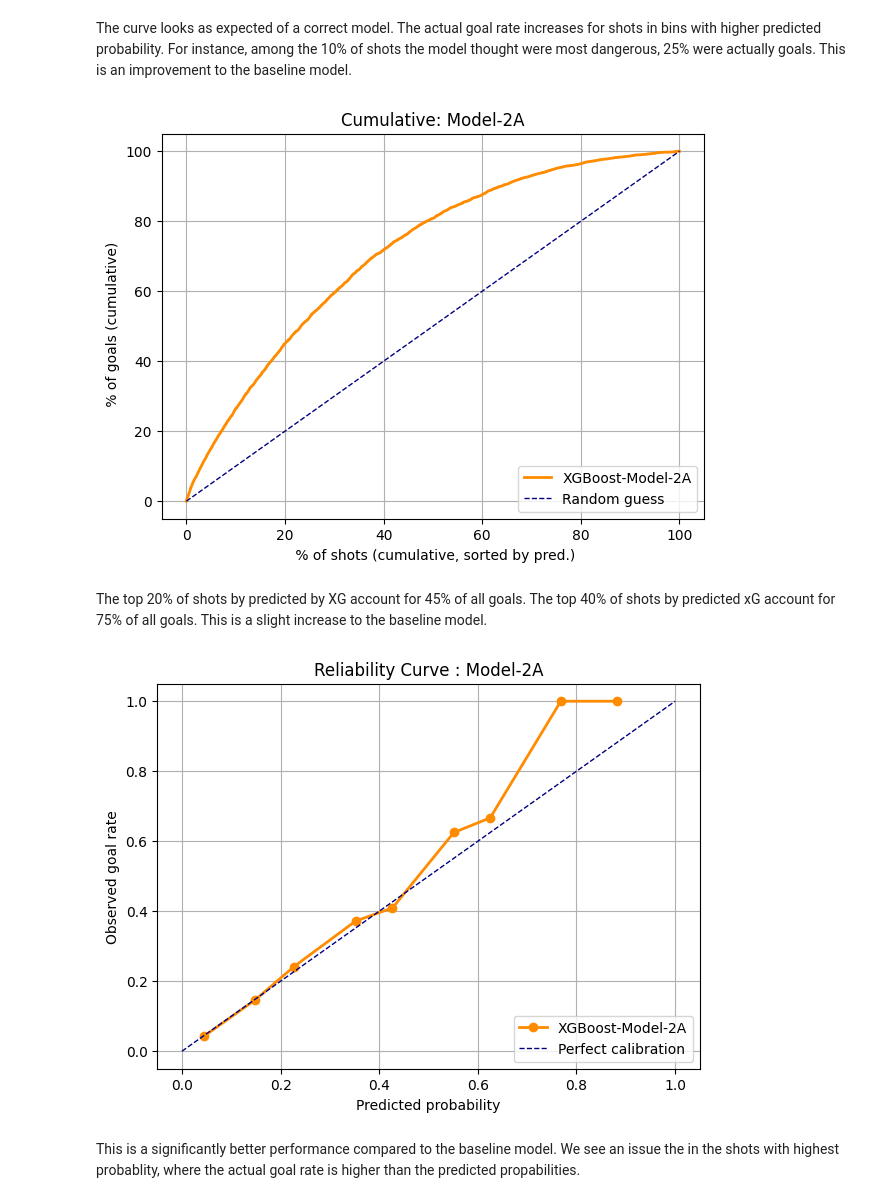
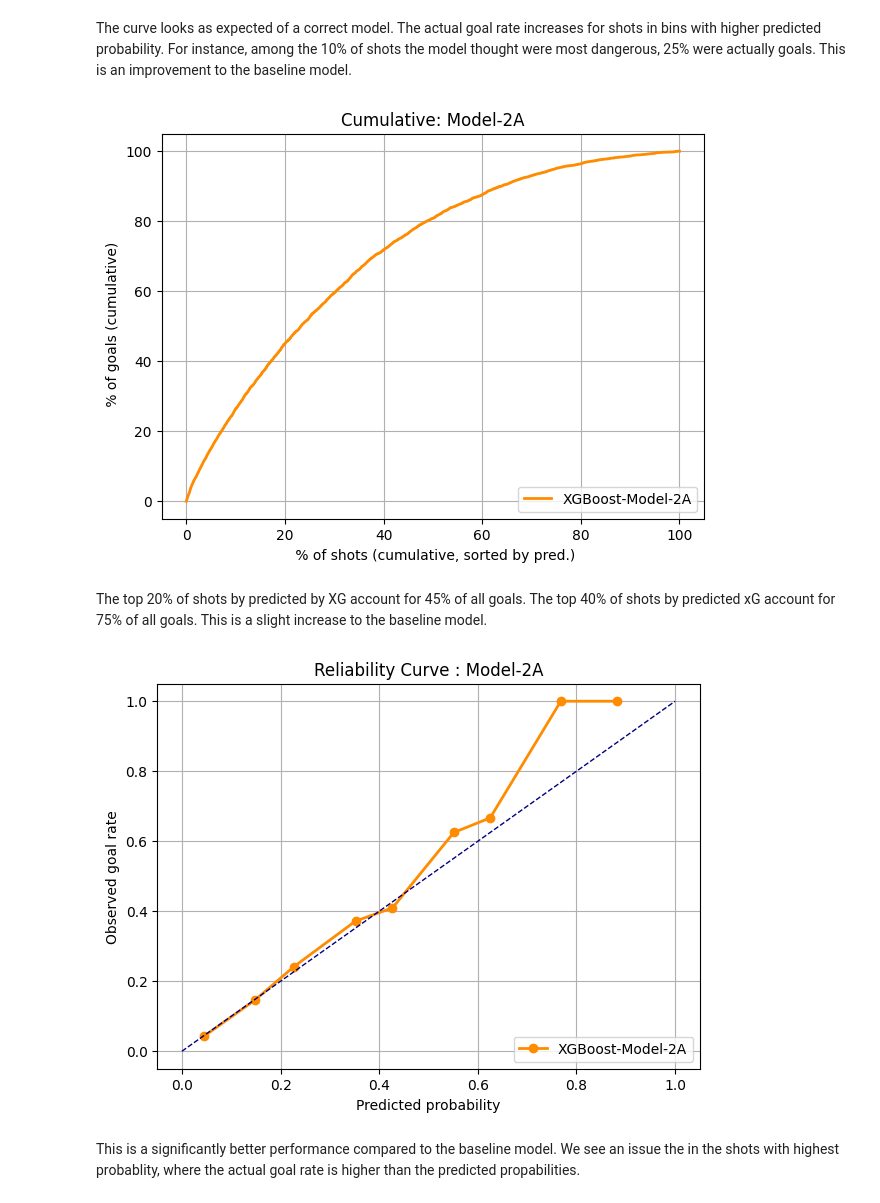
Before and after one commit to AbdelhamidRouatbi/data-science-code, a Jupyter notebook: notebooks/xgboost-notebook.ipynb, the cells around one changed output. Saved outputs shown, nothing was run; the diff lists cells and outputs as text; code cells hidden in the pictures.

```diff
--- a/notebooks/xgboost-notebook.ipynb
+++ b/notebooks/xgboost-notebook.ipynb
@@ -581,33 +584,31 @@ The curve looks as expected of a correct model. The actual goal rate increases f
 # %%
 #compute
 df_val = df_val.sort_values("p", ascending=False).reset_index(drop=True)
 df_val["cum_shots"] = np.arange(1, len(df_val) + 1)
 df_val["cum_goals"] = df_val["y"].cumsum()
 
 df_val["cum_shots_pct"] = df_val["cum_shots"] / len(df_val)
 df_val["cum_goals_pct"] = df_val["cum_goals"] / df_val["y"].sum()
 
 #plot
 plt.figure(figsize=(7, 5))
 
 
 plt.plot(df_val["cum_shots_pct"] * 100, df_val["cum_goals_pct"] * 100,
          color='darkorange', lw=2, label='XGBoost-Model-2A')
 
-plt.plot([0, 100], [0, 100], color='navy', lw=1, linestyle='--', label='Random guess')
-
 plt.xlabel(" % of shots (cumulative, sorted by pred.)")
 plt.ylabel(" % of goals (cumulative)")
 plt.title("Cumulative: Model-2A")
 plt.legend(loc='lower right')
 plt.grid(True)
 
 #save
 plt.savefig(path_figures + "cumulative_model2A.png", dpi=300)
 
 plt.show()
 # %% [output]
-[figure, old version]
+[figure, new version]
 # %% [markdown]
 The top 20% of shots by predicted by XG account for 45% of all goals. The top 40% of shots by predicted xG account for 75% of all goals. This is a slight increase to the baseline model.
 # %%
@@ -616,7 +617,7 @@ prob_true, prob_pred = calibration_curve(y_val, y_pred, n_bins=10)
 #plot
 plt.figure(figsize=(7, 5))
 plt.plot(prob_pred, prob_true, marker='o', color='darkorange', lw=2, label='XGBoost-Model-2A')
-plt.plot([0, 1], [0, 1], color='navy', lw=1, linestyle='--', label='Perfect calibration')
+plt.plot([0, 1], [0, 1], color='navy', lw=1, linestyle='--', label='')
 plt.xlabel("Predicted probability")
 plt.ylabel("Observed goal rate")
 plt.title("Reliability Curve : Model-2A")
@@ -627,7 +628,7 @@ plt.savefig(path_figures + "calibration_model2A.png", dpi=300)
 
 plt.show()
 # %% [output]
-[figure, old version]
+[figure, new version]
 # %% [markdown]
 This is a significantly better performance compared to the baseline model. We see an issue the in the shots with highest probablity, where the actual goal rate is higher than the predicted propabilities.
 # %%
```
Also changed, not shown: parts of 12 cells of this notebook, 12 other files.
